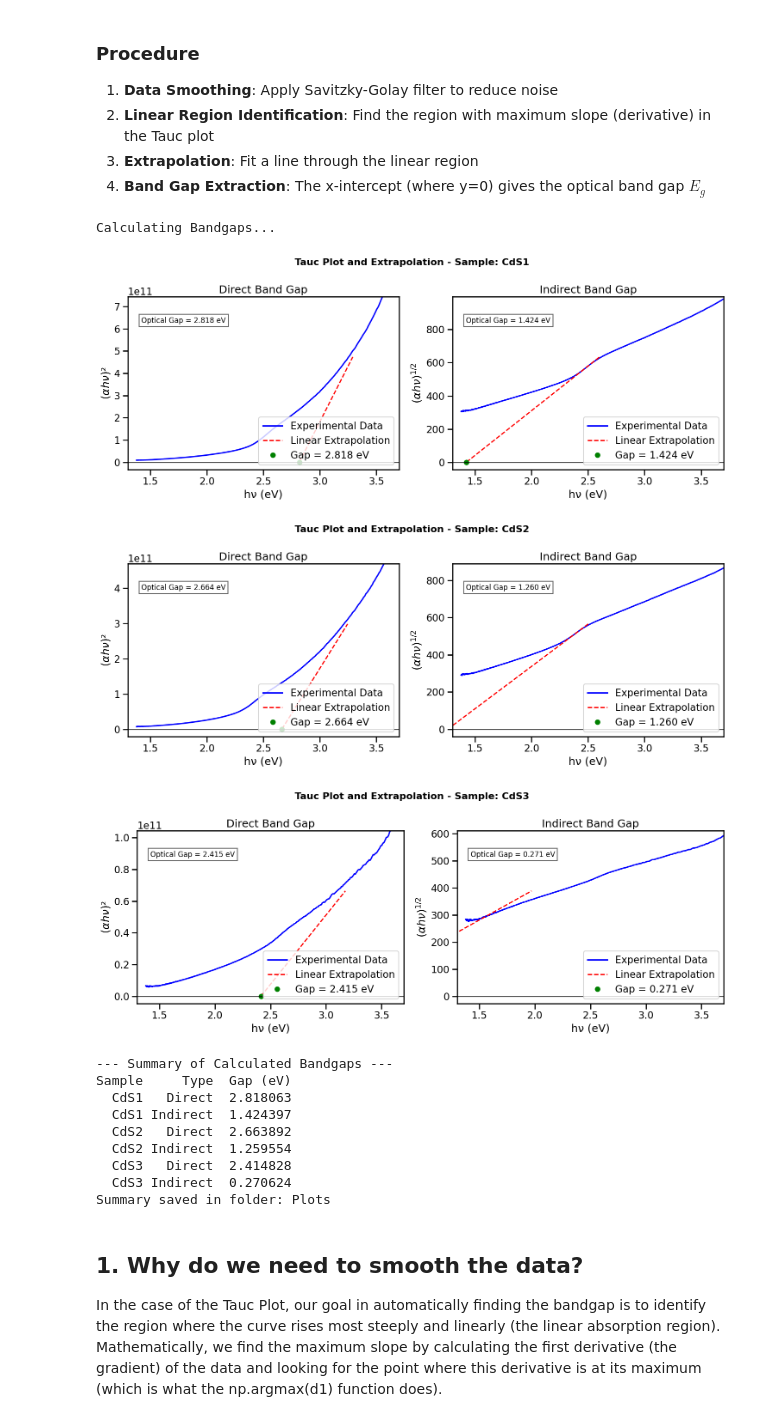
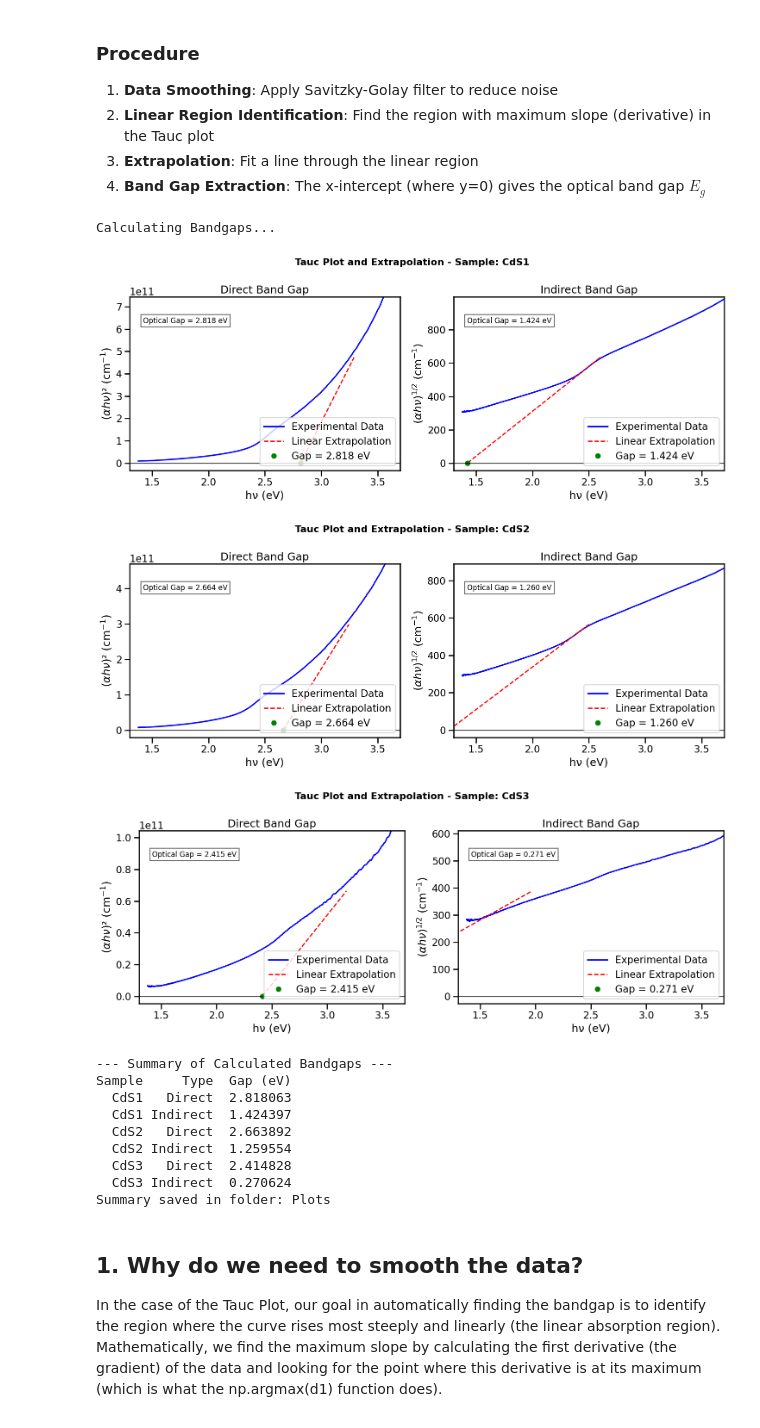
Before and after one commit to JotaP-183/Data_Analysis, a Jupyter notebook: UV-Vis/UV_Vis_analysis.ipynb, the cells around one changed output. Saved outputs shown, nothing was run; the diff lists cells and outputs as text; code cells hidden in the pictures.

```diff
--- a/UV-Vis/UV_Vis_analysis.ipynb
+++ b/UV-Vis/UV_Vis_analysis.ipynb
@@ -197,8 +197,8 @@ for k in res.keys():
 
     # Extrapolation for both Direct (ax1) and Indirect (ax2) Bandgaps
     plots_info = [
-        {'ax': ax1, 'y_data': res[k]['DA'], 'title': 'Direct Band Gap', 'ylabel': r'$(αhν)²$'},
-        {'ax': ax2, 'y_data': res[k]['IA'], 'title': 'Indirect Band Gap', 'ylabel': r'$(αhν)^{1/2}$'}
+        {'ax': ax1, 'y_data': res[k]['DA'], 'title': 'Direct Band Gap', 'ylabel': r'$(αhν)²$ (cm$^{-1}$)'},
+        {'ax': ax2, 'y_data': res[k]['IA'], 'title': 'Indirect Band Gap', 'ylabel': r'$(αhν)^{1/2}$ (cm$^{-1}$)'}
     ]
 
     for info in plots_info:
@@ -255,36 +255,36 @@ for k in res.keys():
 
         # Mark the exact point of the Bandgap
         ax.plot(x_cross, 0, 'go', markersize=8, label=f'Gap = {x_cross:.3f} eV')
 
         # Axis formatting
         ax.axhline(0, color='black', linewidth=1)
         ax.set_xlabel(r'hν (eV)')
         ax.set_ylabel(info['ylabel'])
         ax.set_title(info['title'])
         ax.text(0.05, 0.85, f'Optical Gap = {x_cross:.3f} eV', transform=ax.transAxes, fontsize=12, bbox=dict(facecolor='white', alpha=0.6))
 
         # Adjust the visual "window" of the plot
         ax.set_xlim(min_energy - 0.2, max_energy + 0.2)
         ax.set_ylim(-0.05 * np.amax(y_fit), 1.1 * np.amax(y_fit))
         ax.legend(loc='lower right')
 
     plt.tight_layout()
     plt.savefig(os.path.join(PLOTS_DIR, f'Tauc_plot_extrapolation_{k}.png'), dpi=300)
     plt.show()
 
 # Export a summary with all calculated Bandgaps
 print("\n--- Summary of Calculated Bandgaps ---")
 df_gaps = pd.DataFrame(gaps)
 print(df_gaps.to_string(index=False))
 
 # Optional: Save to an Excel file
 df_gaps.to_excel(os.path.join(PLOTS_DIR, "Summary_Bandgaps.xlsx"), index=False)
 print(f"Summary saved in folder: {PLOTS_DIR}")
 # %% [output]
 Calculating Bandgaps...
-[figure, old version]
+[figure, new version]
-[figure, old version]
+[figure, new version]
-[figure, old version]
+[figure, new version]
 --- Summary of Calculated Bandgaps ---
 Sample     Type  Gap (eV)
   CdS1   Direct  2.818063
```
Also changed, not shown: parts of 1 cell of this notebook, 5 other files.
